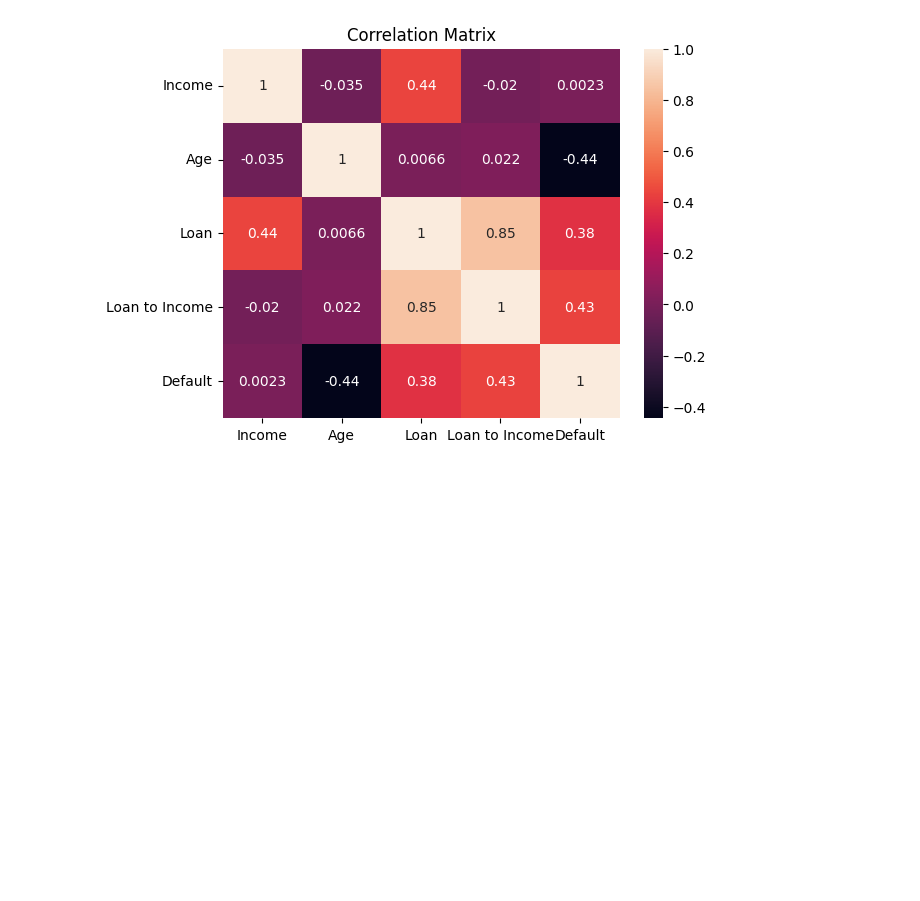
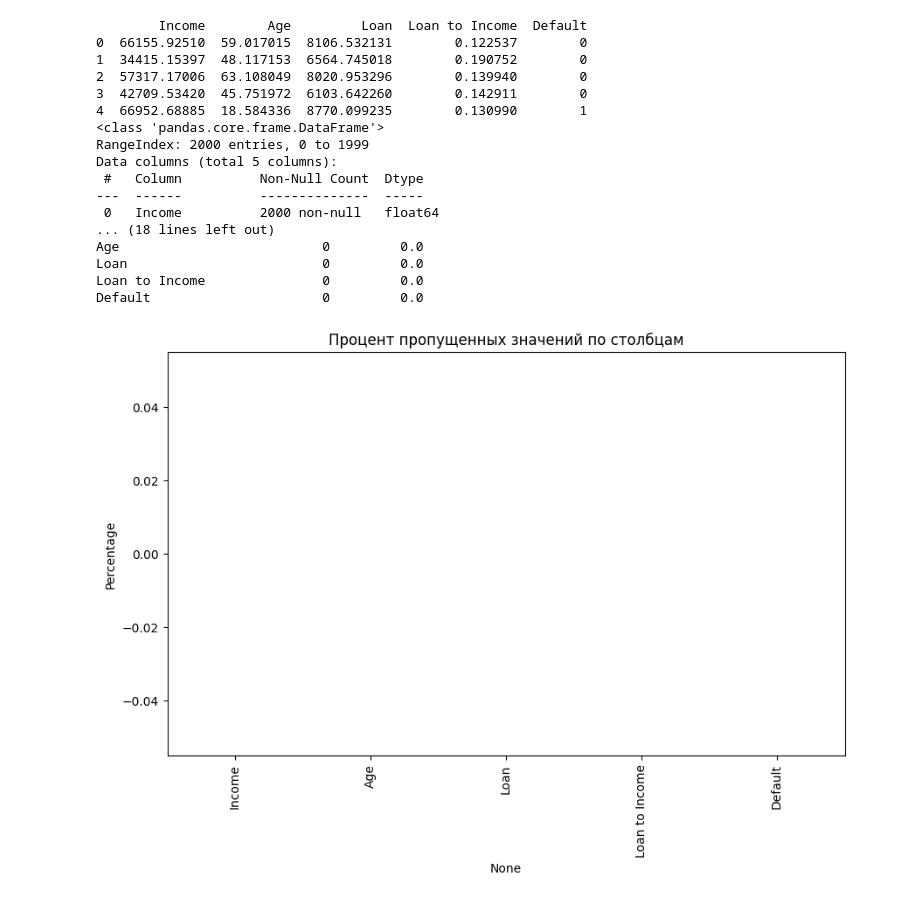
Before and after one commit to eleyterokokus/GitLab, a Jupyter notebook: EDA.ipynb, the cells around one changed output. Saved outputs shown, nothing was run; the diff lists cells and outputs as text; code cells hidden in the pictures; blank space fills up the shorter version.

```diff
--- a/EDA.ipynb
+++ b/EDA.ipynb
@@ -54,9 +1,67 @@ plt.savefig('plots/example_plot.png')  # Сохраняем график в па
-# %%
-# Корреляционная матрица
-correlation_matrix = data.corr()
-sns.heatmap(correlation_matrix, annot=True)
-plt.title('Correlation Matrix')
-plt.show()
-plt.savefig('plots/example_plot.png')  # Сохраняем график в папку plots
-# %% [output]
-[figure, removed]
+# %%
+import pandas as pd
+import seaborn as sns
+import matplotlib.pyplot as plt
+
+# Загрузка данных
+df = pd.read_csv("credit.csv")
+
+# 1. Предварительный обзор данных
+print(df.head())
+print(df.info())
+print(df.describe())
+
+# 2. Анализ пропущенных значений
+missing_values = df.isnull().sum()
+missing_percentage = (missing_values / len(df)) * 100
+missing_data = pd.DataFrame({
+    "Missing Values": missing_values,
+    "Percentage": missing_percentage
+})
+print(missing_data)
+
+plt.figure(figsize=(10, 6))
+sns.barplot(x=missing_data.index, y=missing_data["Percentage"])
+plt.title("Процент пропущенных значений по столбцам")
+plt.xticks(rotation=90)
+plt.show()
+
+# 3. Диаграммы попарного распределения признаков
+sns.pairplot(df[["Income", "Age", "Loan", "Default"]], hue="Default", diag_kind="kde")
+plt.suptitle("Попарное распределение признаков", y=1.02)
+plt.show()
+
+# 4. Корреляционный анализ
+correlation_matrix = df[["Income", "Loan", "Age", "Default"]].corr()
+plt.figure(figsize=(8, 6))
+sns.heatmap(correlation_matrix, annot=True, cmap="coolwarm", fmt=".2f")
+plt.title("Матрица корреляций")
+plt.show()
+
+# 5. Анализ баланса классов
+class_distribution = df["Default"].value_counts(normalize=True) * 100
+plt.figure(figsize=(6, 4))
+sns.barplot(x=class_distribution.index, y=class_distribution.values)
+plt.title("Распределение классов (Default)")
+plt.xlabel("Класс")
+plt.ylabel("Процент")
+plt.show()
+# %% [output]
+        Income        Age         Loan  Loan to Income  Default
+0  66155.92510  59.017015  8106.532131        0.122537        0
+1  34415.15397  48.117153  6564.745018        0.190752        0
+2  57317.17006  63.108049  8020.953296        0.139940        0
+3  42709.53420  45.751972  6103.642260        0.142911        0
+4  66952.68885  18.584336  8770.099235        0.130990        1
+<class 'pandas.core.frame.DataFrame'>
+RangeIndex: 2000 entries, 0 to 1999
+Data columns (total 5 columns):
+ #   Column          Non-Null Count  Dtype
+---  ------          --------------  -----
+ 0   Income          2000 non-null   float64
+... (18 lines left out)
+Age                          0         0.0
+Loan                         0         0.0
+Loan to Income               0         0.0
+Default                      0         0.0
+[figure, added]
```
Also changed, not shown: parts of 6 cells of this notebook, 1 other file.
